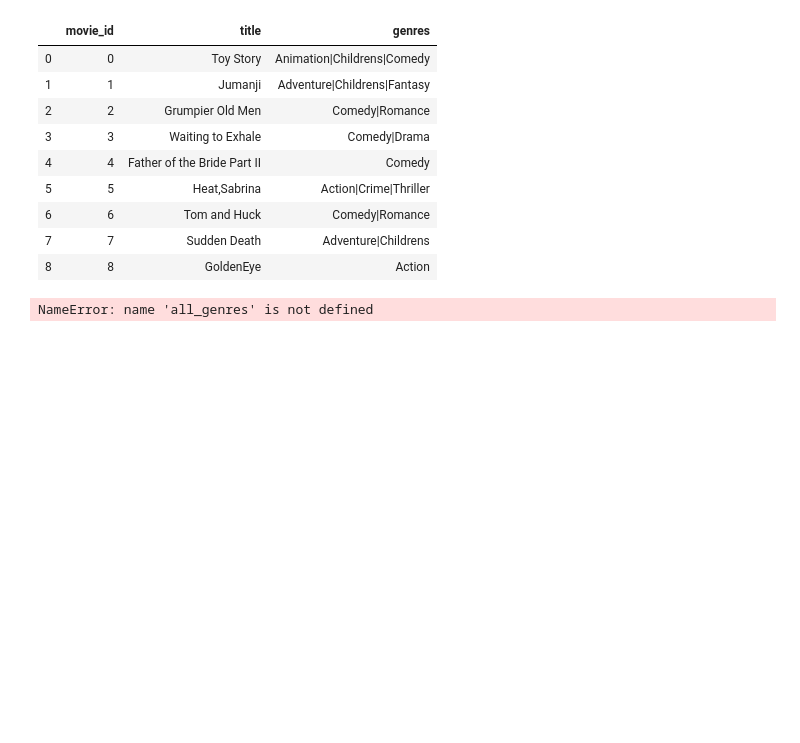
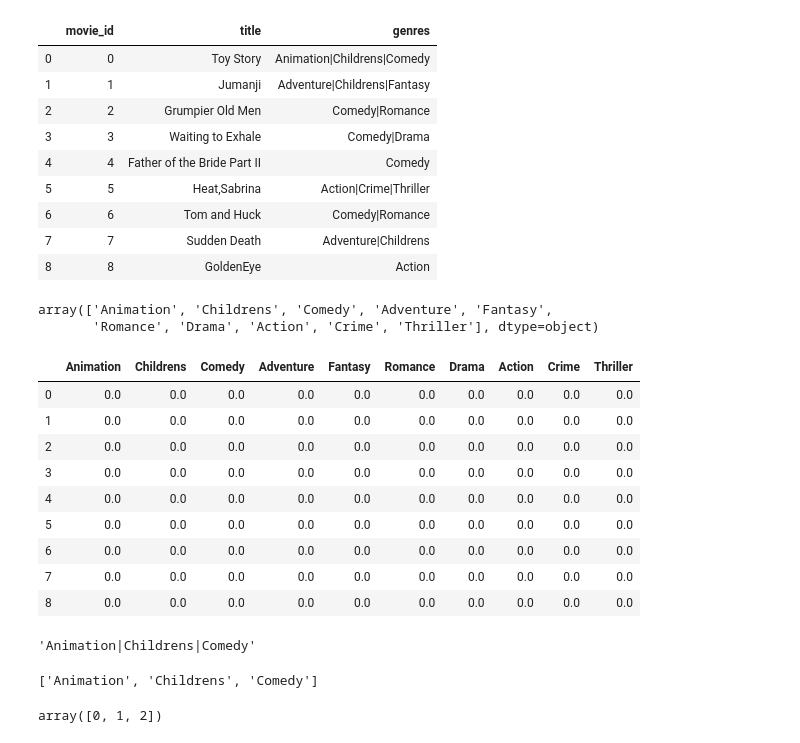
Before and after one commit to 1zulkifel/Data_Analysis_With_python, a Jupyter notebook: Data_Cleaning_and_Preparation.ipynb, the cells around one changed output. Drawn from its saved outputs; the diff is of its cells as text; code cells hidden in the pictures; blank space fills up the shorter version.

```diff
--- a/Data_Cleaning_and_Preparation.ipynb
+++ b/Data_Cleaning_and_Preparation.ipynb
@@ -784,9 +784,41 @@ movies
 | 7 | 7 | Sudden Death | Adventure|Childrens |
 | 8 | 8 | GoldenEye | Action |
 # %%
-all_genres
+all_genres=[]
 for x in movies.genres:
-    all_genres.extend(split('|'))
+    all_genres.extend(x.split('|'))
 genres=pd.unique(all_genres)
+genres
 # %% [output]
-NameError: name 'all_genres' is not defined
+array(['Animation', 'Childrens', 'Comedy', 'Adventure', 'Fantasy',
+       'Romance', 'Drama', 'Action', 'Crime', 'Thriller'], dtype=object)
+# %%
+#One way to construct the indicator DataFrame is to start with a DataFrame of all zeros:
+zero_matrix = np.zeros((len(movies), len(genres)))
+
+dummies = pd.DataFrame(zero_matrix, columns=genres)
+dummies
+# %% [output]
+|  | Animation | Childrens | Comedy | Adventure | Fantasy | Romance | Drama | Action | Crime | Thriller |
+| 0 | 0.0 | 0.0 | 0.0 | 0.0 | 0.0 | 0.0 | 0.0 | 0.0 | 0.0 | 0.0 |
+| 1 | 0.0 | 0.0 | 0.0 | 0.0 | 0.0 | 0.0 | 0.0 | 0.0 | 0.0 | 0.0 |
+| 2 | 0.0 | 0.0 | 0.0 | 0.0 | 0.0 | 0.0 | 0.0 | 0.0 | 0.0 | 0.0 |
+| 3 | 0.0 | 0.0 | 0.0 | 0.0 | 0.0 | 0.0 | 0.0 | 0.0 | 0.0 | 0.0 |
+| 4 | 0.0 | 0.0 | 0.0 | 0.0 | 0.0 | 0.0 | 0.0 | 0.0 | 0.0 | 0.0 |
+| 5 | 0.0 | 0.0 | 0.0 | 0.0 | 0.0 | 0.0 | 0.0 | 0.0 | 0.0 | 0.0 |
+| 6 | 0.0 | 0.0 | 0.0 | 0.0 | 0.0 | 0.0 | 0.0 | 0.0 | 0.0 | 0.0 |
+| 7 | 0.0 | 0.0 | 0.0 | 0.0 | 0.0 | 0.0 | 0.0 | 0.0 | 0.0 | 0.0 |
+| 8 | 0.0 | 0.0 | 0.0 | 0.0 | 0.0 | 0.0 | 0.0 | 0.0 | 0.0 | 0.0 |
+# %%
+gen = movies.genres[0]
+gen
+# %% [output]
+'Animation|Childrens|Comedy'
+# %%
+gen.split('|')
+# %% [output]
+['Animation', 'Childrens', 'Comedy']
+# %%
+dummies.columns.get_indexer(gen.split('|'))
+# %% [output]
+array([0, 1, 2])
```
Also changed, not shown: parts of 1 cell of this notebook, 8 other files.
